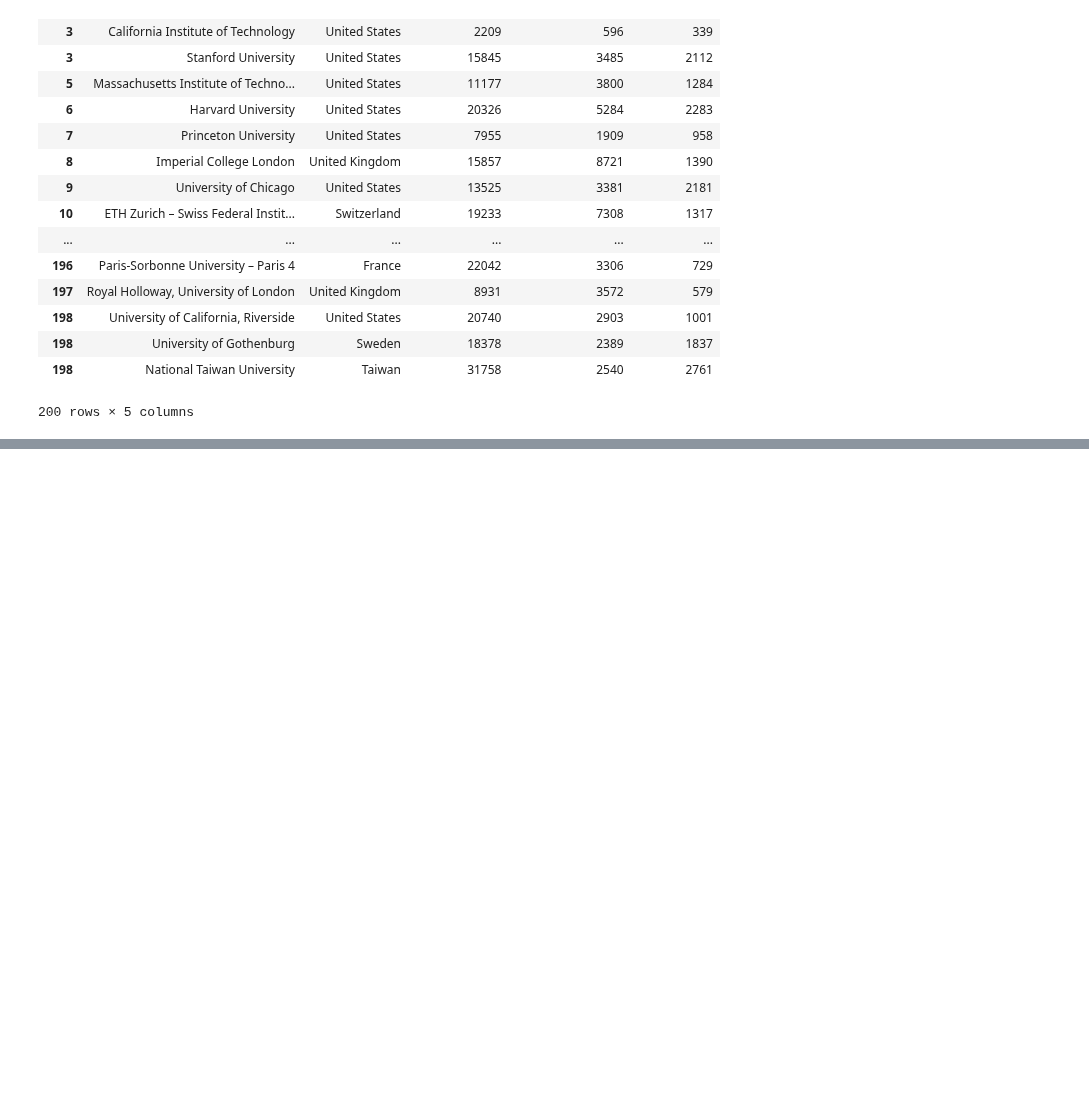
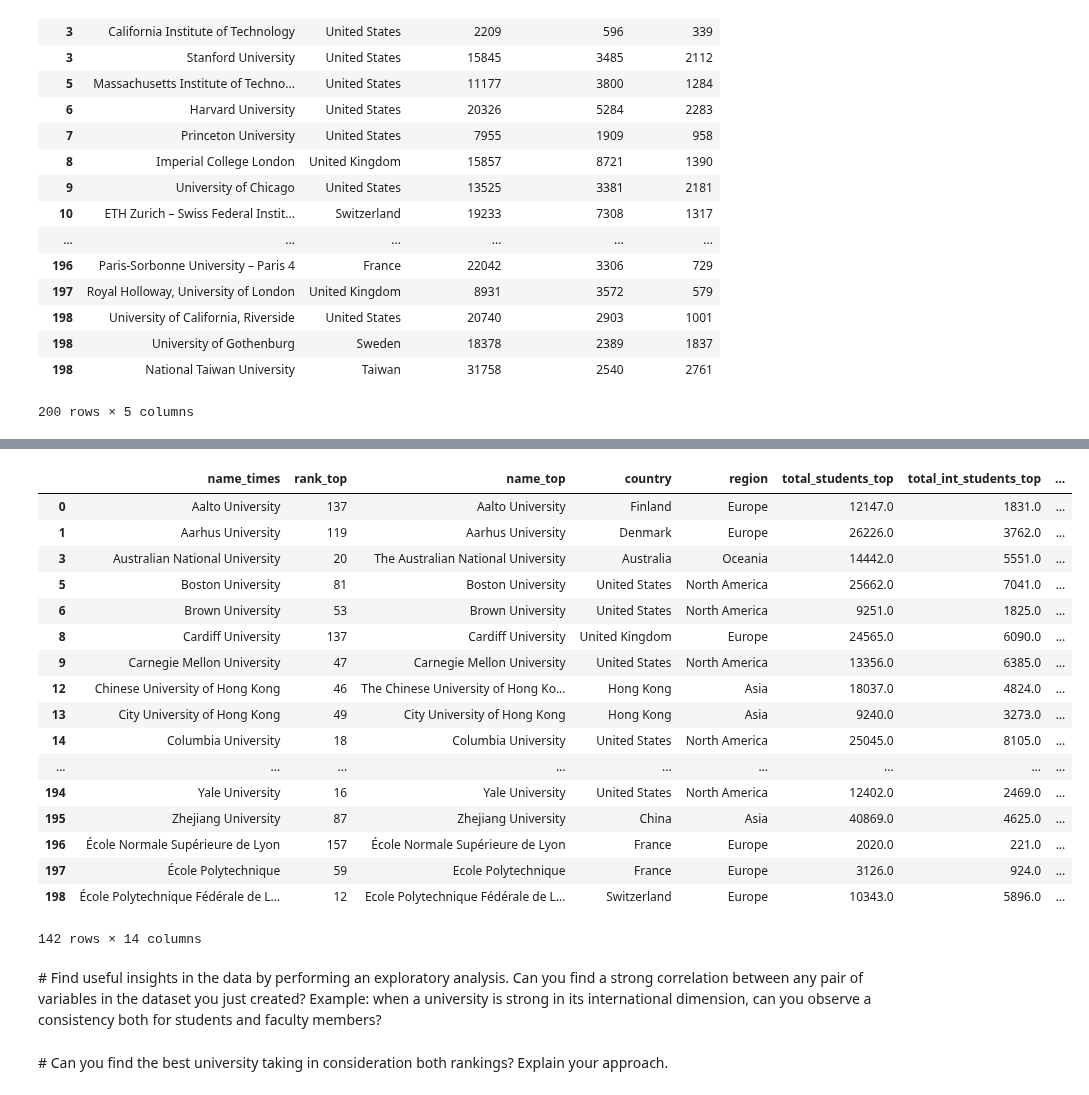
Before and after one commit to mosimann/ADA, a Jupyter notebook: Homework 2.ipynb, the cells around one changed output, grey strips where cells are left out. Cells and saved outputs as stored; diff of their text form; code cells hidden in the pictures; blank space fills up the shorter version.

```diff
--- a/Homework 2.ipynb
+++ b/Homework 2.ipynb
@@ -159,0 +268,4 @@ times_df
+# %%
+countries_regions_df = top_df.copy().reset_index().loc[:, ['country', 'region']].drop_duplicates()
+# Let's add a couple missing ones
+countries_regions_df = pd.concat([countries_regions_df, pd.DataFrame([['Russian Federation', 'Europe'], ['Luxembourg', 'Europe']], columns=['country', 'region'])])
@@ -159,0 +274,9 @@ times_df
+# %%
+times_df = times_df.reset_index().merge(countries_regions_df)
+times_df['rank'].astype(int)
+times_df = times_df.set_index('rank')
+times_df.reindex_axis(['name', 'country', 'region', 'total_students', 'total_int_students', 'total_faculty'], axis=1)
+times_df = times_df.sort_index()
+
+# Let's see what it looks like...
+times_df
@@ -159,0 +414,55 @@ times_df
+# %%
+from difflib import SequenceMatcher
+
+def clean_name(name):
+    tmp = name
+    for token in ['University', 'of', 'Institute', 'The', 'Technology']:
+        tmp = tmp.replace(token, '')
+    return tmp.strip()
+
+def similar(n1, n2):
+    return SequenceMatcher(None, clean_name(n1), clean_name(n2)).ratio()
+# %%
+SIMILARITY_CUT = 0.8
+# %%
+df1 = top_df.copy()
+df1 = df1.reset_index()
+df2 = times_df.copy()
+df2.loc[df2.country == 'Russian Federation', 'country'] = 'Russia' # Adjust Russia's name
+df2 = df2.reset_index()
+
+# Merge both dataframes on country and region
+df = df1.merge(df2, on=['country', 'region'], suffixes=['_top', '_times'])
+
+# Compute similarity
+df['similarity'] = df[['name_top','name_times']].apply(lambda x: similar(*x), axis=1)
+
+# Select each unique entry with the highest similarity, then filter out entries with too low similarity
+merged_df = df.sort_values('similarity', ascending=False).groupby('name_times', as_index=False).first()
+merged_df = merged_df.loc[merged_df.similarity >= SIMILARITY_CUT]
+
+# Let's see what that looks like
+merged_df
+# %% [output]
+|  | name_times | rank_top | name_top | country | region | total_students_top | total_int_students_top | ... |
+| 0 | Aalto University | 137 | Aalto University | Finland | Europe | 12147.0 | 1831.0 | ... |
+| 1 | Aarhus University | 119 | Aarhus University | Denmark | Europe | 26226.0 | 3762.0 | ... |
+| 3 | Australian National University | 20 | The Australian National University | Australia | Oceania | 14442.0 | 5551.0 | ... |
+| 5 | Boston University | 81 | Boston University | United States | North America | 25662.0 | 7041.0 | ... |
+| 6 | Brown University | 53 | Brown University | United States | North America | 9251.0 | 1825.0 | ... |
+| 8 | Cardiff University | 137 | Cardiff University | United Kingdom | Europe | 24565.0 | 6090.0 | ... |
+| 9 | Carnegie Mellon University | 47 | Carnegie Mellon University | United States | North America | 13356.0 | 6385.0 | ... |
+| 12 | Chinese University of Hong Kong | 46 | The Chinese University of Hong Ko... | Hong Kong | Asia | 18037.0 | 4824.0 | ... |
+| 13 | City University of Hong Kong | 49 | City University of Hong Kong | Hong Kong | Asia | 9240.0 | 3273.0 | ... |
+| 14 | Columbia University | 18 | Columbia University | United States | North America | 25045.0 | 8105.0 | ... |
+| ... | ... | ... | ... | ... | ... | ... | ... | ... |
+| 194 | Yale University | 16 | Yale University | United States | North America | 12402.0 | 2469.0 | ... |
+| 195 | Zhejiang University | 87 | Zhejiang University | China | Asia | 40869.0 | 4625.0 | ... |
+| 196 | École Normale Supérieure de Lyon | 157 | École Normale Supérieure de Lyon | France | Europe | 2020.0 | 221.0 | ... |
+| 197 | École Polytechnique | 59 | Ecole Polytechnique | France | Europe | 3126.0 | 924.0 | ... |
+| 198 | École Polytechnique Fédérale de L... | 12 | Ecole Polytechnique Fédérale de L... | Switzerland | Europe | 10343.0 | 5896.0 | ... |
+142 rows × 14 columns
+# %% [markdown]
+# Find useful insights in the data by performing an exploratory analysis. Can you find a strong correlation between any pair of variables in the dataset you just created? Example: when a university is strong in its international dimension, can you observe a consistency both for students and faculty members?
+# %% [markdown]
+# Can you find the best university taking in consideration both rankings? Explain your approach.
```
Also changed, not shown: parts of 25 cells of this notebook.
